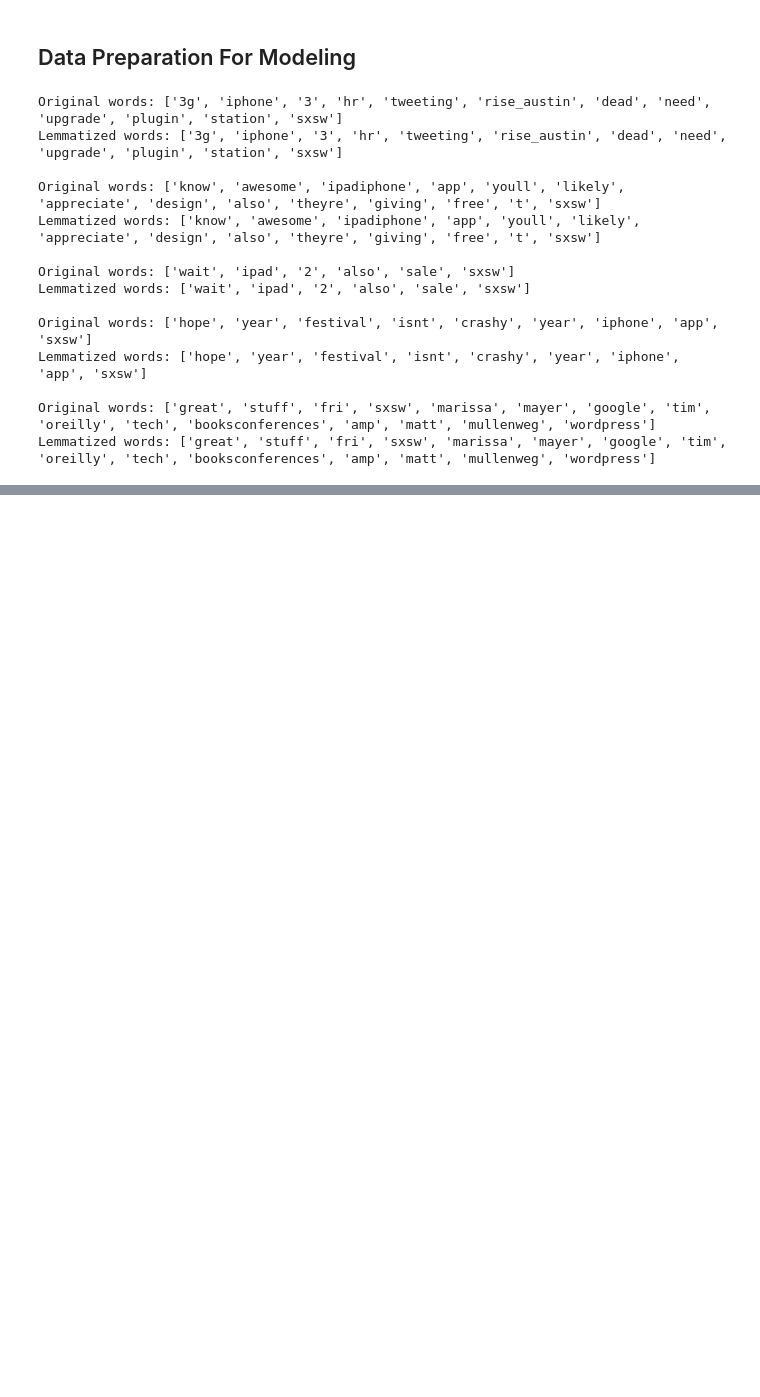
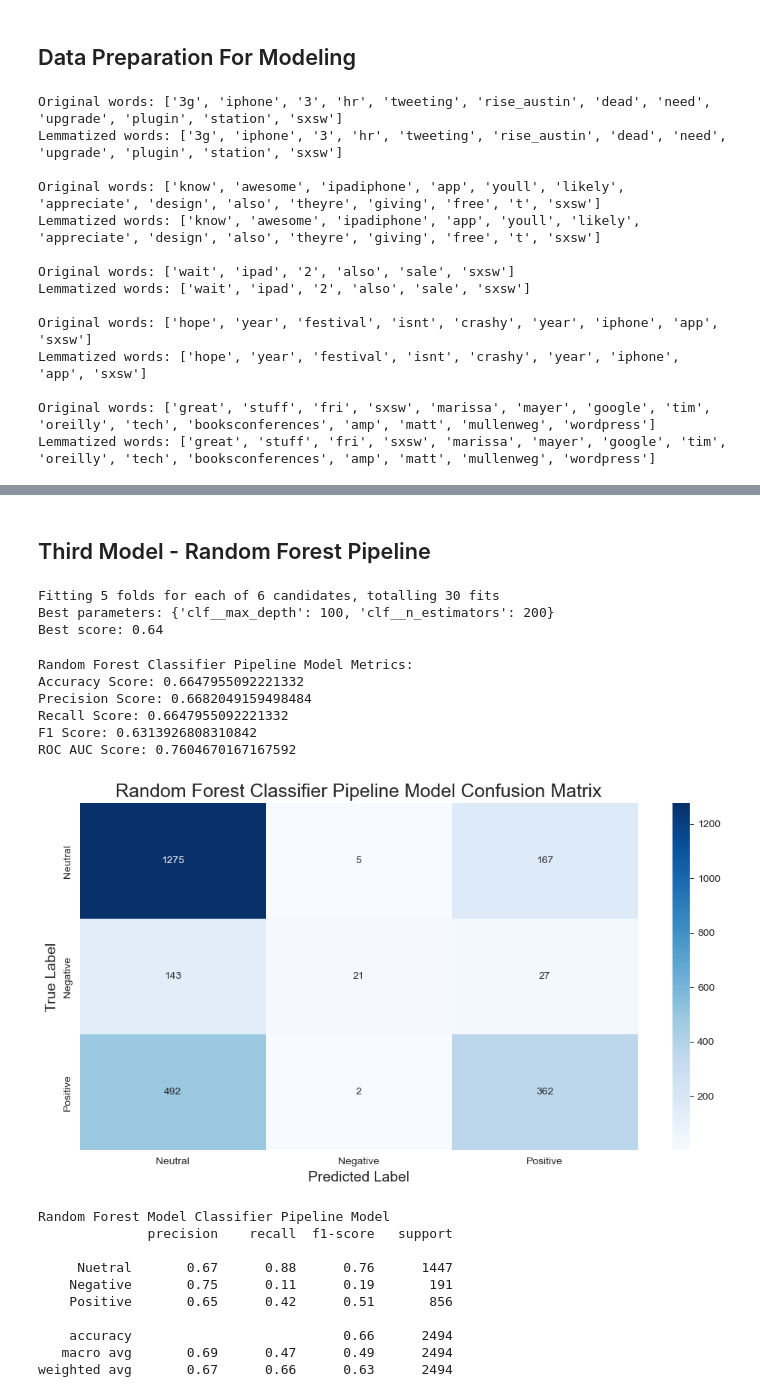
Before and after one commit to Bywani/AG_Sentiment_Analysis, a Jupyter notebook: Apple-Google Sentiment Analyzer.ipynb, the cells around one changed output, grey strips where cells are left out. Saved outputs shown, nothing was run; the diff lists cells and outputs as text; code cells hidden in the pictures; blank space fills up the shorter version.

```diff
--- a/Apple-Google Sentiment Analyzer.ipynb
+++ b/Apple-Google Sentiment Analyzer.ipynb
@@ -673,0 +819,74 @@ X_train, X_test, y_train, y_test(X, y, test_size = 0.3, random_state = 42)
+# %% [markdown]
+## Third Model - Random Forest Pipeline
+# %%
+# Define the pipeline
+pipe = Pipeline([
+    ('clf', RandomForestClassifier(random_state = 42))
+])
+# %%
+# Define the hyperparameter to tune
+param = {
+    'clf__n_estimators': [100, 200],
+    'clf__max_depth': [10, 50, 100]
+}
+# %%
+# Perform a GridSearch
+grid = GridSearchCV(pipe, param, cv = 5, n_jobs = -1, verbose = 1)
+grid.fit(X_train, y_train)
+
+# print the best parameters and score
+print('Best parameters: {}'.format(grid.best_params_))
+print('Best score: {:.2f}'.format(grid.best_score_))
+# %% [output]
+Fitting 5 folds for each of 6 candidates, totalling 30 fits
+Best parameters: {'clf__max_depth': 100, 'clf__n_estimators': 200}
+Best score: 0.64
+# %%
+# Using the best estimator to make prediction on the test data
+rfc_pipe_pred = grid.best_estimator_.predict(X_test)
+# %%
+# Print the evaluation metrics for the Random Forest Classifier Pipeline model
+print('\nRandom Forest Classifier Pipeline Model Metrics:')
+print('Accuracy Score:', accuracy_score(y_test, rfc_pipe_pred))
+print('Precision Score:', precision_score(y_test, rfc_pipe_pred, average = 'weighted'))
+print('Recall Score:', recall_score(y_test, rfc_pipe_pred, average = 'weighted'))
+print('F1 Score:', f1_score(y_test, rfc_pipe_pred, average = 'weighted'))
+print('ROC AUC Score:', roc_auc_score(y_test, grid.predict_proba(X_test), multi_class = 'ovo'))
+# %% [output]
+Random Forest Classifier Pipeline Model Metrics:
+Accuracy Score: 0.6647955092221332
+Precision Score: 0.6682049159498484
+Recall Score: 0.6647955092221332
+F1 Score: 0.6313926808310842
+ROC AUC Score: 0.7604670167167592
+# %%
+# Create confusion matrix
+cm = confusion_matrix(y_test, rfc_pipe_pred)
+
+# Plot the confusion matrix
+plt.figure(figsize = (12, 6))
+sns.heatmap(cm, annot = True, fmt = 'd', cmap = 'Blues', xticklabels = ['Neutral', 'Negative', 'Positive'],
+           yticklabels = ['Neutral', 'Negative', 'Positive'])
+
+plt.title('Random Forest Classifier Pipeline Model Confusion Matrix', fontsize = 18)
+plt.xlabel('Predicted Label', fontsize = 14)
+plt.ylabel('True Label', fontsize = 14)
+plt.show()
+
+
+# Print the classification report for the Random Forest model
+target_names = ['Nuetral', 'Negative', 'Positive']
+print('\nRandom Forest Model Classifier Pipeline Model')
+print(classification_report(y_test, rfc_pipe_pred, target_names = target_names))
+# %% [output]
+[figure, added]
+Random Forest Model Classifier Pipeline Model
+              precision    recall  f1-score   support
+
+     Nuetral       0.67      0.88      0.76      1447
+    Negative       0.75      0.11      0.19       191
+    Positive       0.65      0.42      0.51       856
+
+    accuracy                           0.66      2494
+   macro avg       0.69      0.47      0.49      2494
+weighted avg       0.67      0.66      0.63      2494
```
Also changed, not shown: parts of 27 cells of this notebook.
